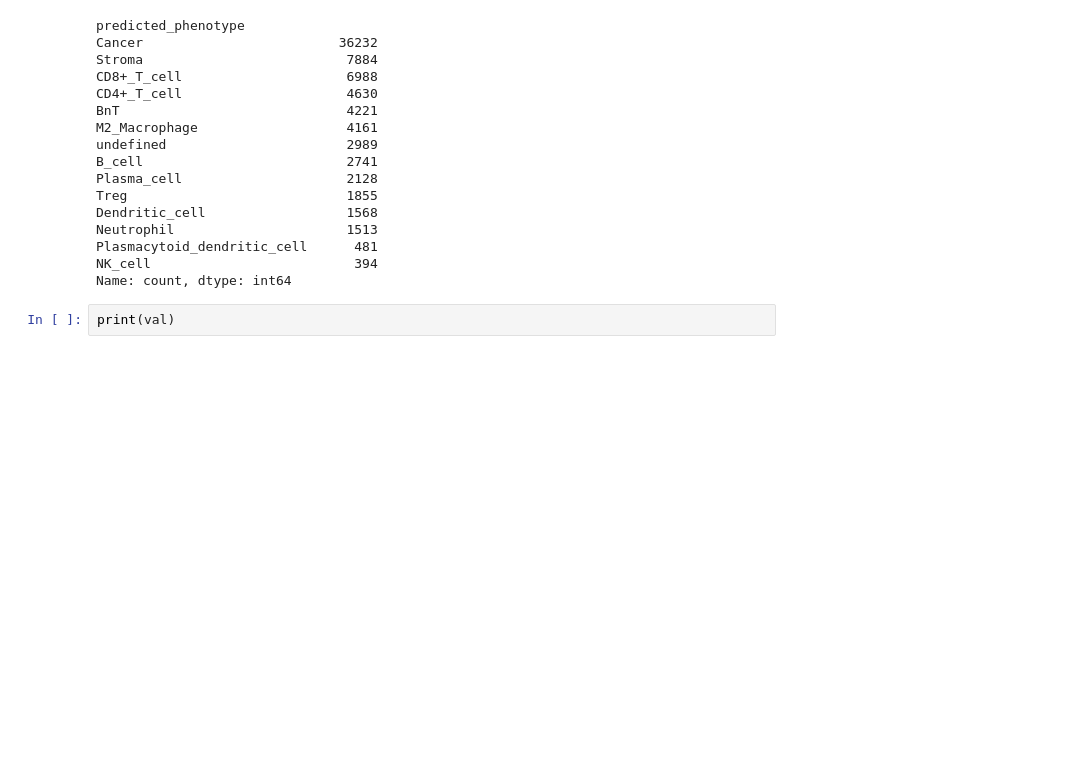
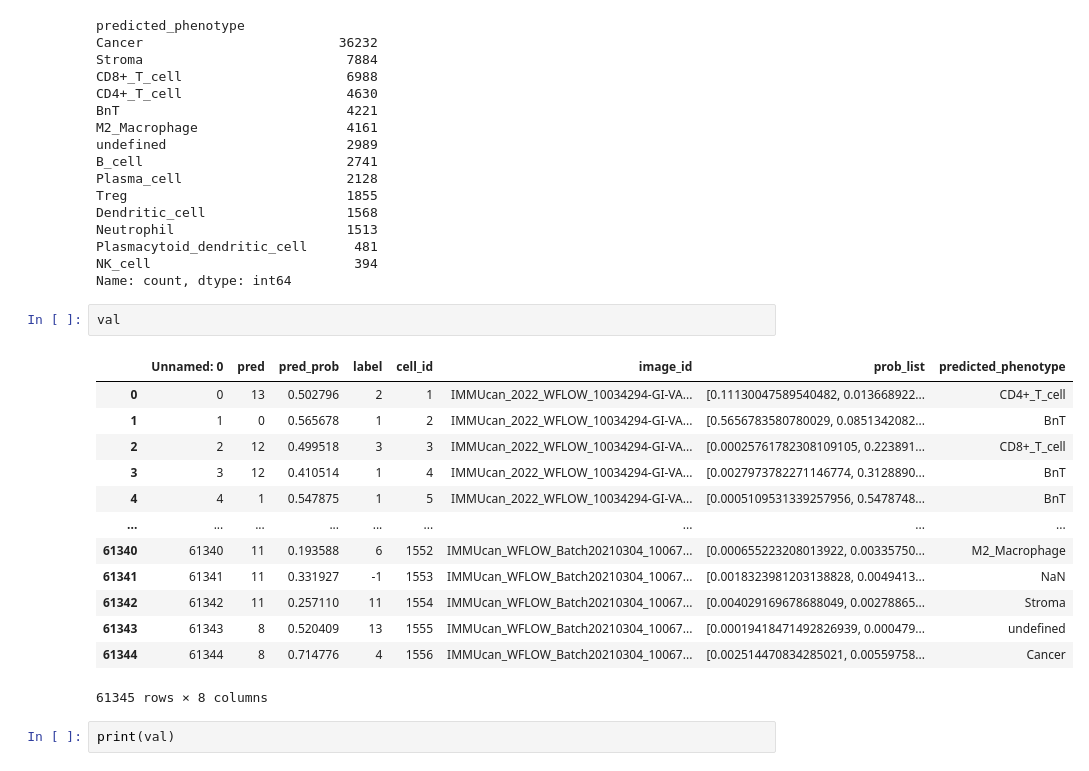
Before and after one commit to SchapiroLabor/CellSighter, a Jupyter notebook: check_results.ipynb, the cells around one changed output. Cells and saved outputs as stored; diff of their text form; blank space fills up the shorter version.

```diff
--- a/check_results.ipynb
+++ b/check_results.ipynb
@@ -235,6 +172,22 @@ Neutrophil                      1513
 Plasmacytoid_dendritic_cell      481
 NK_cell                          394
 Name: count, dtype: int64
+# %%
+val
+# %% [output]
+|  | Unnamed: 0 | pred | pred_prob | label | cell_id | image_id | prob_list | predicted_phenotype |
+| 0 | 0 | 13 | 0.502796 | 2 | 1 | IMMUcan_2022_WFLOW_10034294-GI-VA... | [0.11130047589540482, 0.013668922... | CD4+_T_cell |
+| 1 | 1 | 0 | 0.565678 | 1 | 2 | IMMUcan_2022_WFLOW_10034294-GI-VA... | [0.5656783580780029, 0.0851342082... | BnT |
+| 2 | 2 | 12 | 0.499518 | 3 | 3 | IMMUcan_2022_WFLOW_10034294-GI-VA... | [0.00025761782308109105, 0.223891... | CD8+_T_cell |
+| 3 | 3 | 12 | 0.410514 | 1 | 4 | IMMUcan_2022_WFLOW_10034294-GI-VA... | [0.0027973782271146774, 0.3128890... | BnT |
+| 4 | 4 | 1 | 0.547875 | 1 | 5 | IMMUcan_2022_WFLOW_10034294-GI-VA... | [0.0005109531339257956, 0.5478748... | BnT |
+| ... | ... | ... | ... | ... | ... | ... | ... | ... |
+| 61340 | 61340 | 11 | 0.193588 | 6 | 1552 | IMMUcan_WFLOW_Batch20210304_10067... | [0.000655223208013922, 0.00335750... | M2_Macrophage |
+| 61341 | 61341 | 11 | 0.331927 | -1 | 1553 | IMMUcan_WFLOW_Batch20210304_10067... | [0.0018323981203138828, 0.0049413... | NaN |
+| 61342 | 61342 | 11 | 0.257110 | 11 | 1554 | IMMUcan_WFLOW_Batch20210304_10067... | [0.004029169678688049, 0.00278865... | Stroma |
+| 61343 | 61343 | 8 | 0.520409 | 13 | 1555 | IMMUcan_WFLOW_Batch20210304_10067... | [0.00019418471492826939, 0.000479... | undefined |
+| 61344 | 61344 | 8 | 0.714776 | 4 | 1556 | IMMUcan_WFLOW_Batch20210304_10067... | [0.002514470834285021, 0.00559758... | Cancer |
+61345 rows × 8 columns
 # %%
 print(val)
 # %%
```
Also changed, not shown: parts of 24 cells of this notebook, 2 other files.
